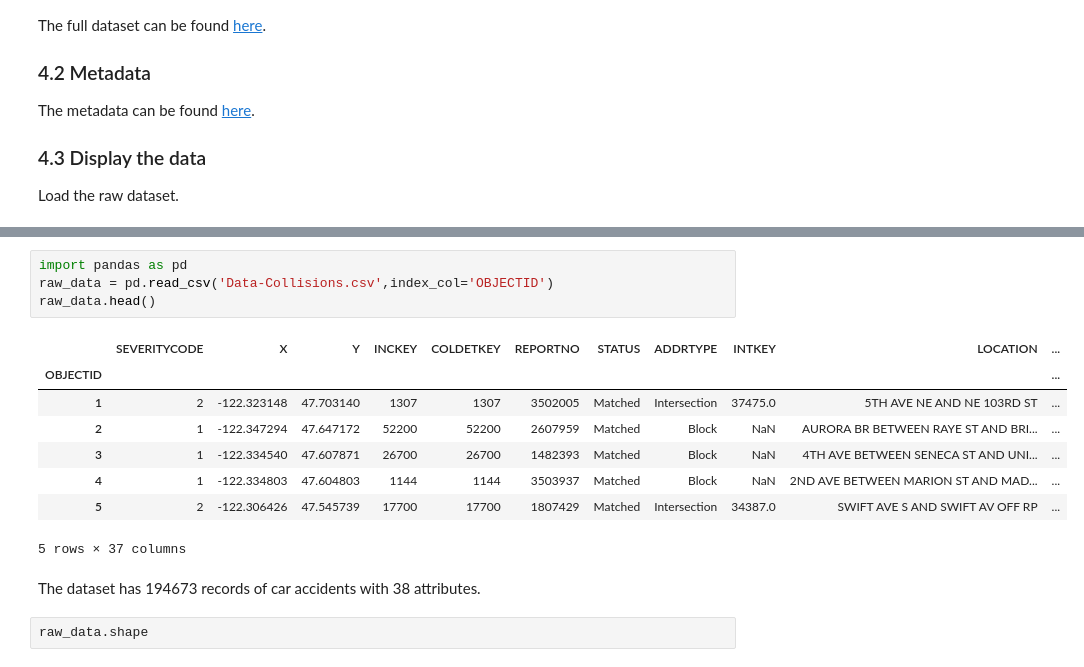
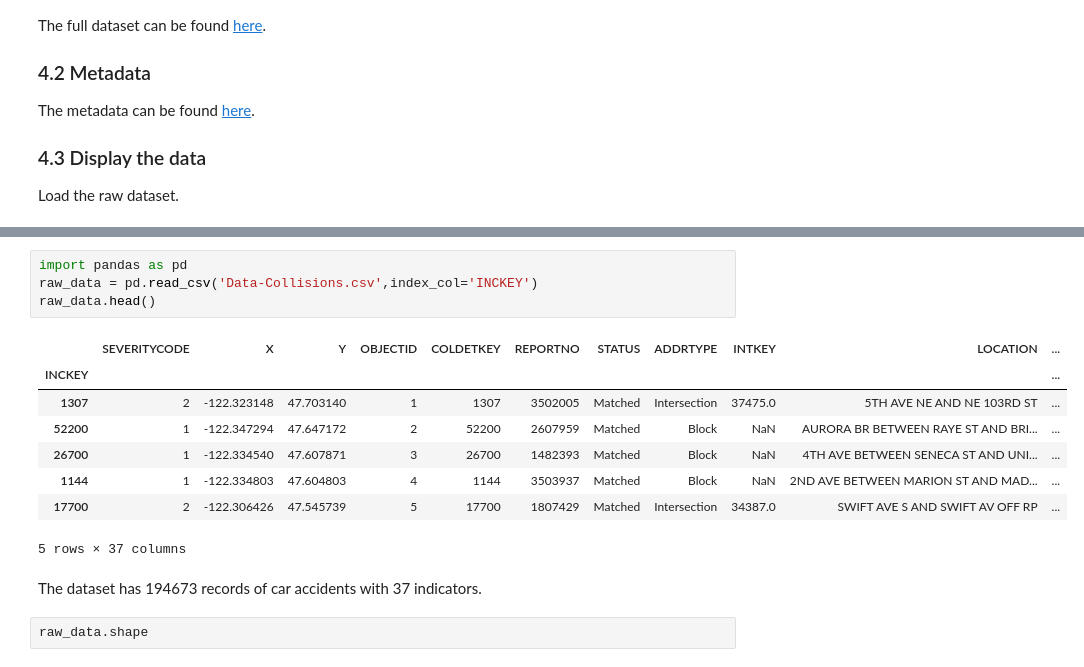
Before and after one commit to coredeliaz/Coursera_Capstone, a Jupyter notebook: Car Accident Severity Prediction(Week 3).ipynb, the cells around one changed output, grey strips where cells are left out. Cells and saved outputs as stored; diff of their text form.

```diff
--- a/Car Accident Severity Prediction(Week 3).ipynb
+++ b/Car Accident Severity Prediction(Week 3).ipynb
@@ -43,18 +43,18 @@ Saving to: ‘Data-Collisions.csv’
 # %%
 import pandas as pd
-raw_data = pd.read_csv('Data-Collisions.csv',index_col='OBJECTID')
+raw_data = pd.read_csv('Data-Collisions.csv',index_col='INCKEY')
 raw_data.head()
 # %% [output]
-|  | SEVERITYCODE | X | Y | INCKEY | COLDETKEY | REPORTNO | STATUS | ADDRTYPE | INTKEY | LOCATION | ... |
-| OBJECTID |  |  |  |  |  |  |  |  |  |  | ... |
-| 1 | 2 | -122.323148 | 47.703140 | 1307 | 1307 | 3502005 | Matched | Intersection | 37475.0 | 5TH AVE NE AND NE 103RD ST | ... |
-| 2 | 1 | -122.347294 | 47.647172 | 52200 | 52200 | 2607959 | Matched | Block | NaN | AURORA BR BETWEEN RAYE ST AND BRI... | ... |
-| 3 | 1 | -122.334540 | 47.607871 | 26700 | 26700 | 1482393 | Matched | Block | NaN | 4TH AVE BETWEEN SENECA ST AND UNI... | ... |
-| 4 | 1 | -122.334803 | 47.604803 | 1144 | 1144 | 3503937 | Matched | Block | NaN | 2ND AVE BETWEEN MARION ST AND MAD... | ... |
-| 5 | 2 | -122.306426 | 47.545739 | 17700 | 17700 | 1807429 | Matched | Intersection | 34387.0 | SWIFT AVE S AND SWIFT AV OFF RP | ... |
+|  | SEVERITYCODE | X | Y | OBJECTID | COLDETKEY | REPORTNO | STATUS | ADDRTYPE | INTKEY | LOCATION | ... |
+| INCKEY |  |  |  |  |  |  |  |  |  |  | ... |
+| 1307 | 2 | -122.323148 | 47.703140 | 1 | 1307 | 3502005 | Matched | Intersection | 37475.0 | 5TH AVE NE AND NE 103RD ST | ... |
+| 52200 | 1 | -122.347294 | 47.647172 | 2 | 52200 | 2607959 | Matched | Block | NaN | AURORA BR BETWEEN RAYE ST AND BRI... | ... |
+| 26700 | 1 | -122.334540 | 47.607871 | 3 | 26700 | 1482393 | Matched | Block | NaN | 4TH AVE BETWEEN SENECA ST AND UNI... | ... |
+| 1144 | 1 | -122.334803 | 47.604803 | 4 | 1144 | 3503937 | Matched | Block | NaN | 2ND AVE BETWEEN MARION ST AND MAD... | ... |
+| 17700 | 2 | -122.306426 | 47.545739 | 5 | 17700 | 1807429 | Matched | Intersection | 34387.0 | SWIFT AVE S AND SWIFT AV OFF RP | ... |
 5 rows × 37 columns
 # %% [markdown]
-The dataset has 194673 records of car accidents with 38 attributes.
+The dataset has 194673 records of car accidents with 37 indicators.
 # %%
 raw_data.shape
 # %% [output]
```
Also changed, not shown: parts of 12 cells of this notebook.
